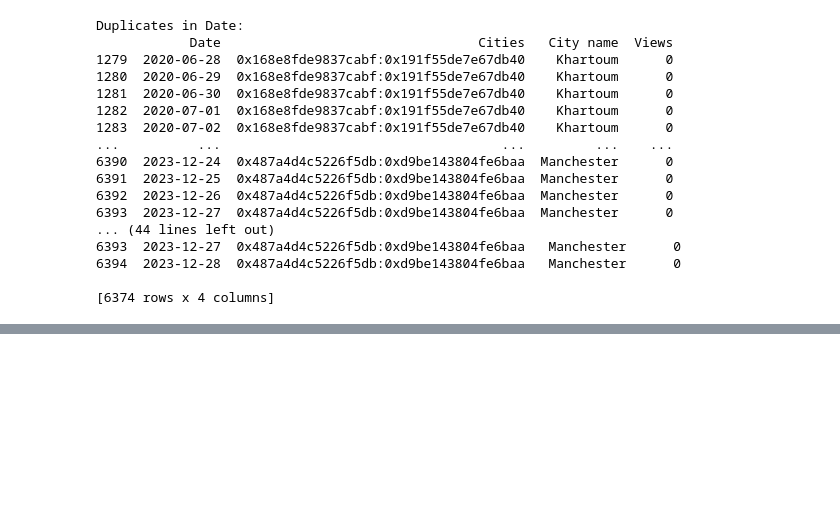
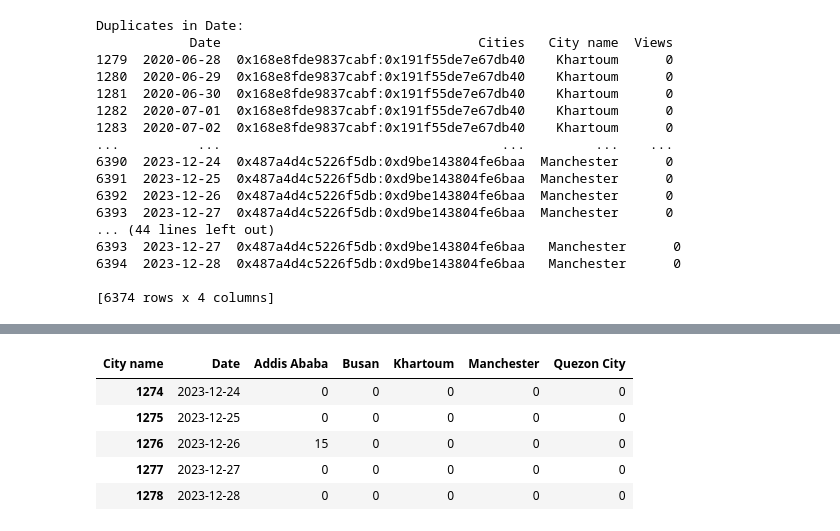
Before and after one commit to 10ac-group10/Redash_Chatbot_LLM, a Jupyter notebook: notebooks/data_understanding_local.ipynb, the cells around one changed output, grey strips where cells are left out. Cells and saved outputs as stored; diff of their text form; code cells hidden in the pictures; blank space fills up the shorter version.

Commit message:
understand the content type data - null values, unique and duplicates and reshape cities data

```diff
--- a/notebooks/data_understanding_local.ipynb
+++ b/notebooks/data_understanding_local.ipynb
@@ -255,0 +262,17 @@ Duplicates in Date:
+# %%
+# TODO - Create a separate function for this
+# TODO - have a separate table for the cities and the city names
+# Pivot the data
+cities_chart_pivot_df = cities_chart_df.pivot(index='Date', columns='City name', values='Views')
+
+# Reset the index
+cities_chart_pivot_df.reset_index(inplace=True)
+# %%
+cities_chart_pivot_df.tail()
+# %% [output]
+| City name | Date | Addis Ababa | Busan | Khartoum | Manchester | Quezon City |
+| 1274 | 2023-12-24 | 0 | 0 | 0 | 0 | 0 |
+| 1275 | 2023-12-25 | 0 | 0 | 0 | 0 | 0 |
+| 1276 | 2023-12-26 | 15 | 0 | 0 | 0 | 0 |
+| 1277 | 2023-12-27 | 0 | 0 | 0 | 0 | 0 |
+| 1278 | 2023-12-28 | 0 | 0 | 0 | 0 | 0 |
```
Also changed, not shown: parts of 15 cells of this notebook.
